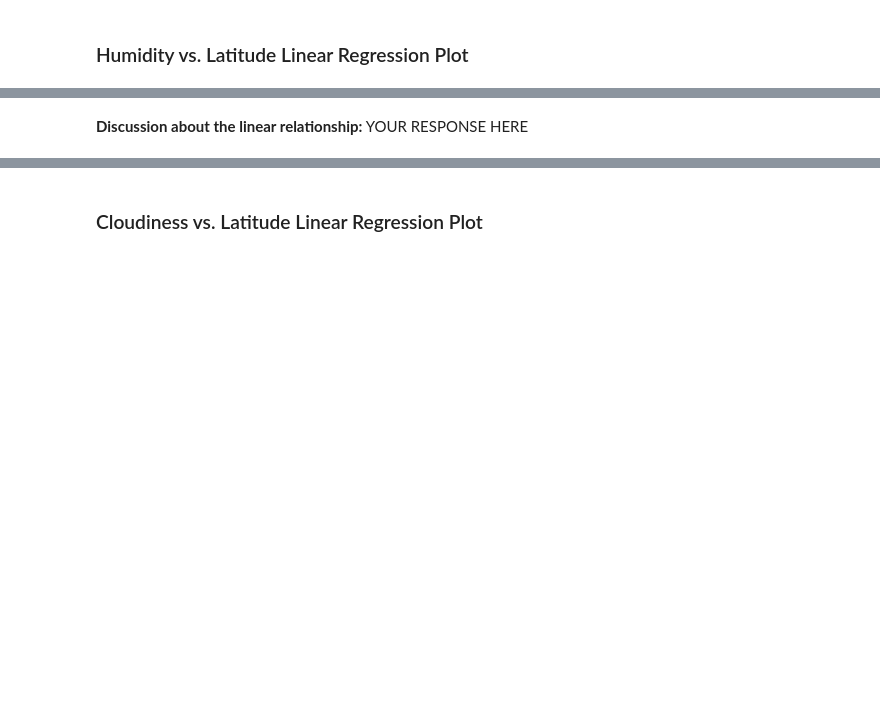
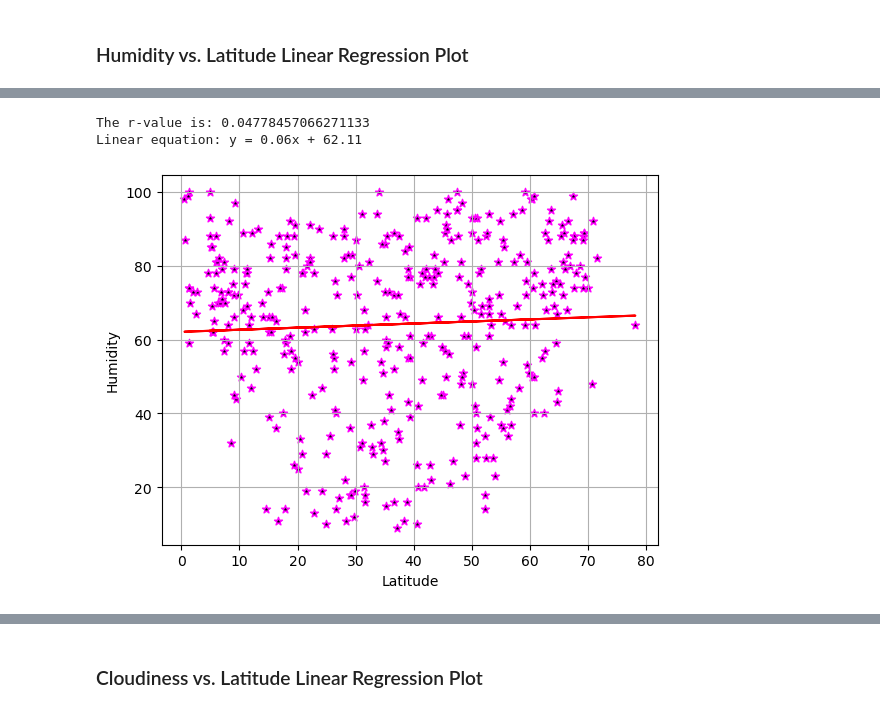
Before and after one commit to ndchian/python-api-challenge, a Jupyter notebook: WeatherPy/starter_code/WeatherPy.ipynb, the cells around one changed output, grey strips where cells are left out. Cells and saved outputs as stored; diff of their text form; code cells hidden in the pictures; blank space fills up the shorter version.

```diff
--- a/WeatherPy/starter_code/WeatherPy.ipynb
+++ b/WeatherPy/starter_code/WeatherPy.ipynb
@@ -330,2 +346,18 @@ The r-value is: 0.0002808747046324607
-# %% [markdown]
-**Discussion about the linear relationship:** YOUR RESPONSE HERE
+# %%
+# Northern Hemisphere
+plt.scatter(northern_hemi_df['Lat'],northern_hemi_df['Humidity'], marker='*', facecolors='black', edgecolors='magenta')
+
+# other graph properties
+plt.xlabel("Latitude")
+plt.ylabel("Humidity")
+plt.grid()
+
+# Linear regression on Northern Hemisphere
+x = northern_hemi_df['Lat']
+y = northern_hemi_df['Humidity']
+linReg(x,y)
+plt.show()
+# %% [output]
+The r-value is: 0.04778457066271133
+Linear equation: y = 0.06x + 62.11
+[figure, added]
```
Also changed, not shown: parts of 35 cells of this notebook, 6 other files.
